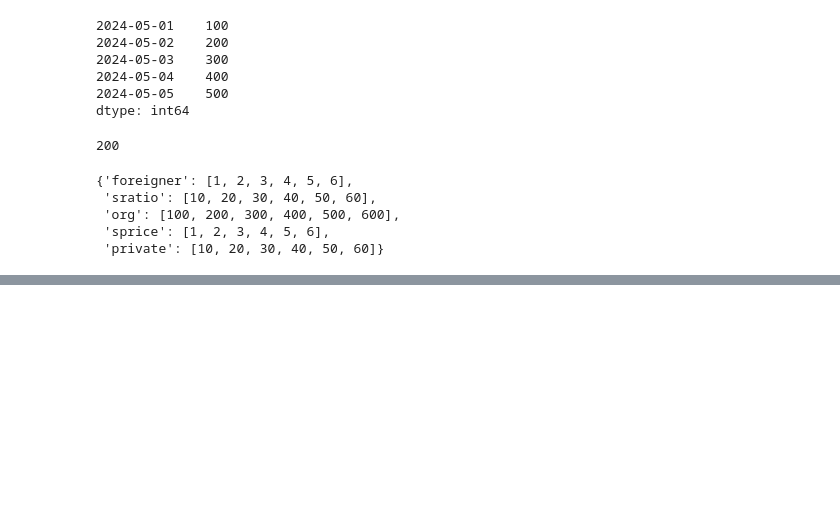
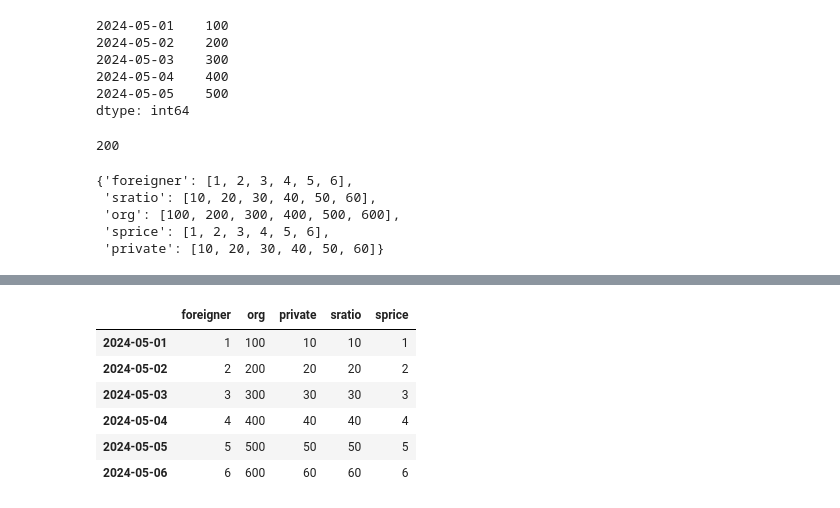
Before and after one commit to papasmf1/python240508, a Jupyter notebook: DemoPandas.ipynb, the cells around one changed output, grey strips where cells are left out. Cells and saved outputs as stored; diff of their text form; code cells hidden in the pictures; blank space fills up the shorter version.

```diff
--- a/DemoPandas.ipynb
+++ b/DemoPandas.ipynb
@@ -48,0 +61,15 @@ data
+# %%
+frame = DataFrame(data,
+    columns=["foreigner", "org", "private", "sratio", "sprice"],
+    index=["2024-05-01","2024-05-02","2024-05-03","2024-05-04","2024-05-05",
+    "2024-05-06"])
+
+frame
+# %% [output]
+|  | foreigner | org | private | sratio | sprice |
+| 2024-05-01 | 1 | 100 | 10 | 10 | 1 |
+| 2024-05-02 | 2 | 200 | 20 | 20 | 2 |
+| 2024-05-03 | 3 | 300 | 30 | 30 | 3 |
+| 2024-05-04 | 4 | 400 | 40 | 40 | 4 |
+| 2024-05-05 | 5 | 500 | 50 | 50 | 5 |
+| 2024-05-06 | 6 | 600 | 60 | 60 | 6 |
```
Also changed, not shown: parts of 12 cells of this notebook, 8 other files.
